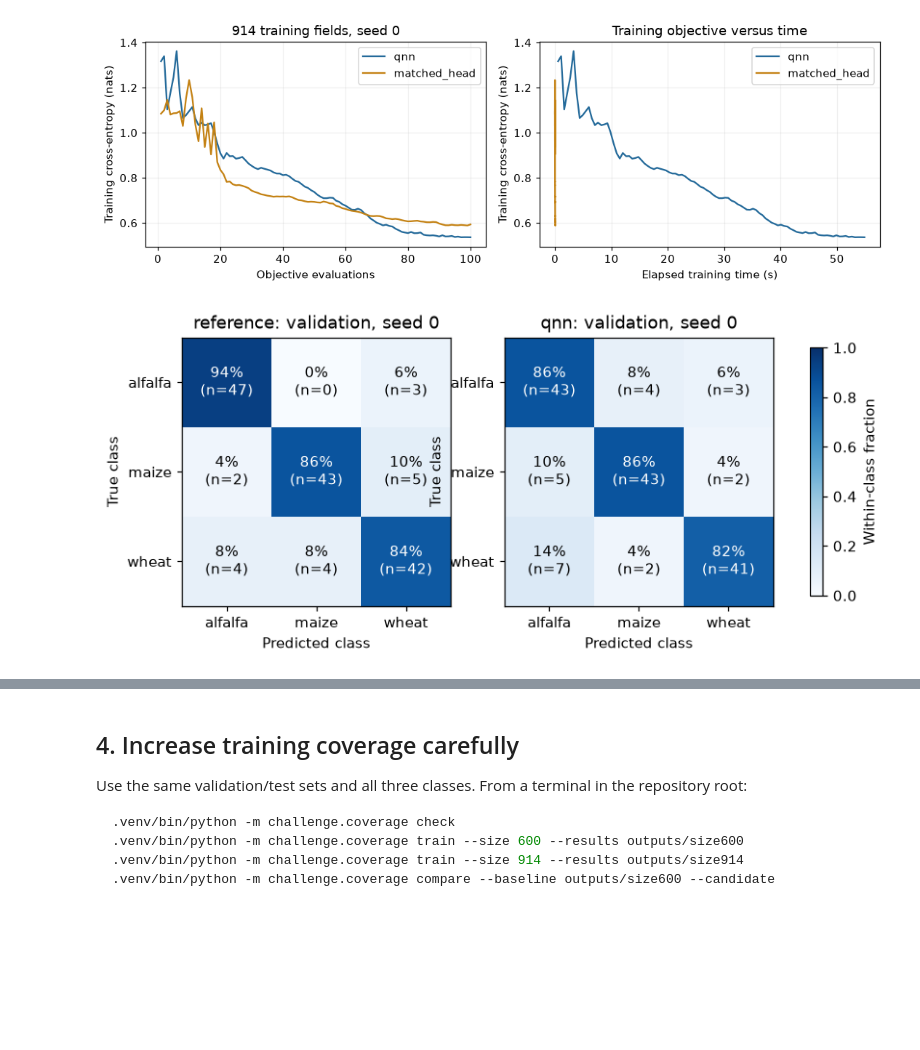
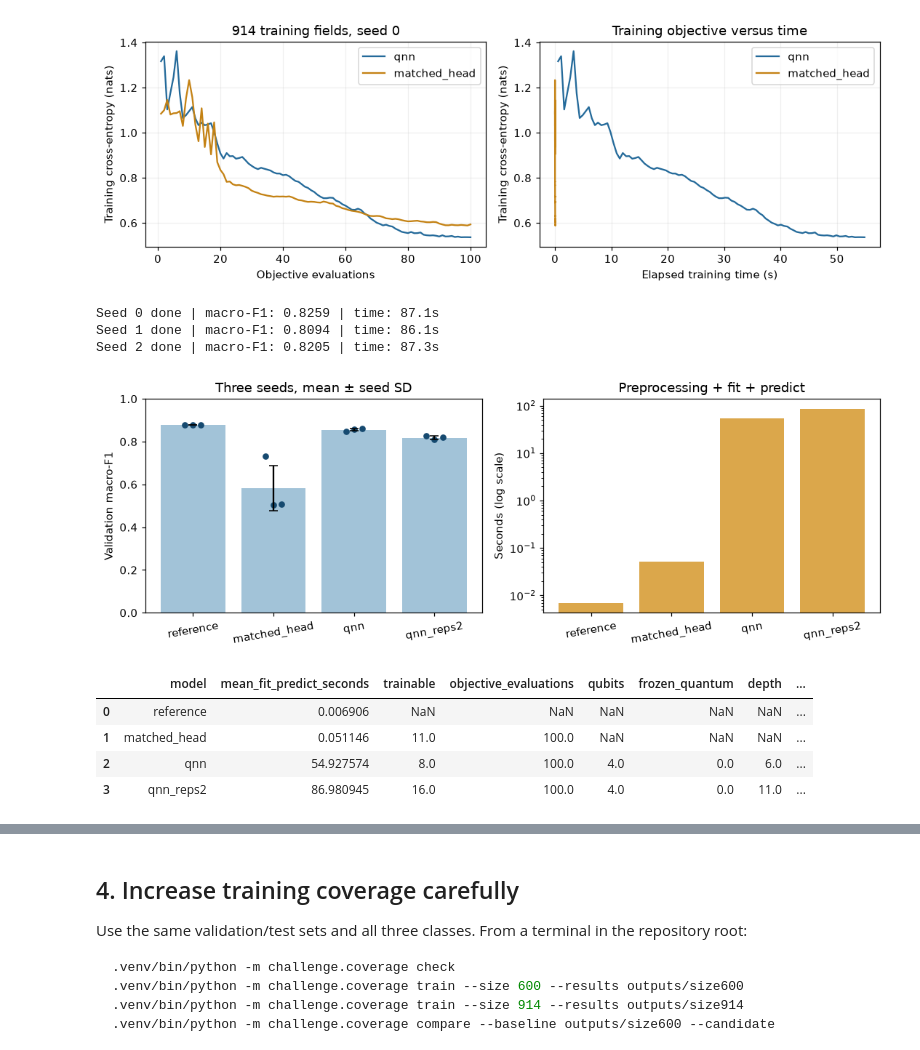
Before and after one commit to ahmedsaib/quanto, a Jupyter notebook: notebooks/Qiskit_QuantumAfrica_Crop_Challenge.ipynb, the cells around one changed output, grey strips where cells are left out. Drawn from its saved outputs; the diff is of its cells as text; code cells hidden in the pictures; blank space fills up the shorter version.

Commit message:
Complete 914-field reps=2 experiment across seeds 0-2

```diff
--- a/notebooks/Qiskit_QuantumAfrica_Crop_Challenge.ipynb
+++ b/notebooks/Qiskit_QuantumAfrica_Crop_Challenge.ipynb
@@ -41,7 +41,7 @@ def save_show(fig, name):
 
 # Verify checksums, feature schemas and split IDs, then load the tables and prepared view.
 tables, view, manifest, _ = load_data()
-USE_FULL_TRAINING = False  # Change to True for the main 914-field comparison.
+USE_FULL_TRAINING = True  # Change to True for the main 914-field comparison.
 train, validation = tables['train'], tables['validation']
 features = manifest['features']
 assert LABELS == ['alfalfa', 'maize', 'wheat']
@@ -179,22 +179,60 @@ axes[1].set(xlabel='Elapsed training time (s)', title='Training objective versus
 fig.tight_layout(); save_show(fig, '04_convergence')
 # %% [output]
 [figure]
+# %%
+from time import perf_counter
+
+# Run your reps=2 model across seeds 0, 1, 2 on all 914 fields
+runs = [r for r in runs if r['model'] != 'qnn_reps2']  # prevents duplicates if re-run
+
+for seed in [0, 1, 2]:
+    t0 = perf_counter()
+    clf = QuantumClassifier(LABELS, encoding='ry', reps=2, max_evals=100)
+    clf.fit(A[index], starter.target.to_numpy(), seed=seed)
+    fit_sec = perf_counter() - t0
+
+    t1 = perf_counter()
+    preds = clf.predict(B)
+    pred_sec = perf_counter() - t1
+
+    runs.append({
+        'model': 'qnn_reps2',
+        'seed': seed,
+        'metrics': score(validation.target, preds, LABELS),
+        'fit_seconds': fit_sec,
+        'predict_seconds': pred_sec,
+        'preprocessing_seconds': 0.0,
+        'resources': clf.resources(),
+    })
+    print(f"Seed {seed} done | macro-F1: {runs[-1]['metrics']['macro_f1']:.4f} | time: {fit_sec:.1f}s")
+# %% [output]
+Seed 0 done | macro-F1: 0.8259 | time: 87.1s
+Seed 1 done | macro-F1: 0.8094 | time: 86.1s
+Seed 2 done | macro-F1: 0.8205 | time: 87.3s
 # %%
-# Recompute both confusion matrices from saved validation predictions in the same class order.
-from sklearn.metrics import confusion_matrix
-fig, axes = plt.subplots(1, 2, figsize=(9, 3.8))
-for ax, name in zip(axes, ['reference', 'qnn']):
-    p = pd.read_csv(ROOT / f'results/{name}_0_predictions.csv')
-    cm = confusion_matrix(p.target, p.prediction, labels=LABELS)
-    normalized = cm / cm.sum(axis=1, keepdims=True)
-    im = ax.imshow(normalized, vmin=0, vmax=1, cmap='Blues')
-    for i in range(3):
-        for j in range(3):
-            ax.text(j, i, f'{normalized[i,j]:.0%}\n(n={cm[i,j]})', ha='center', va='center',
-                    color='white' if normalized[i,j] > .55 else 'black')
-    ax.set(xticks=range(3), yticks=range(3), xticklabels=LABELS, yticklabels=LABELS,
-           xlabel='Predicted class', ylabel='True class', title=f'{name}: validation, seed 0')
-fig.colorbar(im, ax=axes.tolist(), label='Within-class fraction', shrink=.8)
-save_show(fig, '05_confusion')
+# Compare all three seeds; np.std() uses ddof=0 for these supplied summaries.
+plot_models = ['reference', 'matched_head', 'qnn', 'qnn_reps2']
+fig, axes = plt.subplots(1, 2, figsize=(10, 3.6))
+resource_rows = []
+for x, model in enumerate(plot_models):
+    selected = [r for r in runs if r['model']==model]
+    f1 = np.array([r['metrics']['macro_f1'] for r in selected])
+    seconds = np.array([r['fit_seconds']+r['predict_seconds']+r['preprocessing_seconds'] for r in selected])
+    axes[0].bar(x, f1.mean(), yerr=f1.std(), color='#a2c3d8', capsize=4)
+    axes[0].scatter(x+np.linspace(-.1,.1,3), f1, color='#164a70', s=22)
+    axes[1].bar(x, seconds.mean(), color='#dba74b')
+    resource_rows.append({'model':model, **selected[0]['resources'], 'mean_fit_predict_seconds':seconds.mean()})
+for ax in axes: ax.set_xticks(range(len(plot_models)), plot_models, rotation=10)
+axes[0].set(ylabel='Validation macro-F1', ylim=(0,1), title='Three seeds, mean ± seed SD')
+axes[1].set(ylabel='Seconds (log scale)', yscale='log', title='Preprocessing + fit + predict')
+fig.tight_layout(); save_show(fig, '06_performance_runtime')
+resources = pd.DataFrame(resource_rows)
+display(resources)
+resources.to_csv(OUT / 'resources.csv', index=False)
 # %% [output]
-[figure, old version]
+[figure, new version]
+|  | model | mean_fit_predict_seconds | trainable | objective_evaluations | qubits | frozen_quantum | depth | ... |
+| 0 | reference | 0.006906 | NaN | NaN | NaN | NaN | NaN | ... |
+| 1 | matched_head | 0.051146 | 11.0 | 100.0 | NaN | NaN | NaN | ... |
+| 2 | qnn | 54.927574 | 8.0 | 100.0 | 4.0 | 0.0 | 6.0 | ... |
+| 3 | qnn_reps2 | 86.980945 | 16.0 | 100.0 | 4.0 | 0.0 | 11.0 | ... |
```
Also changed, not shown: parts of 7 cells of this notebook, 1 other file.
